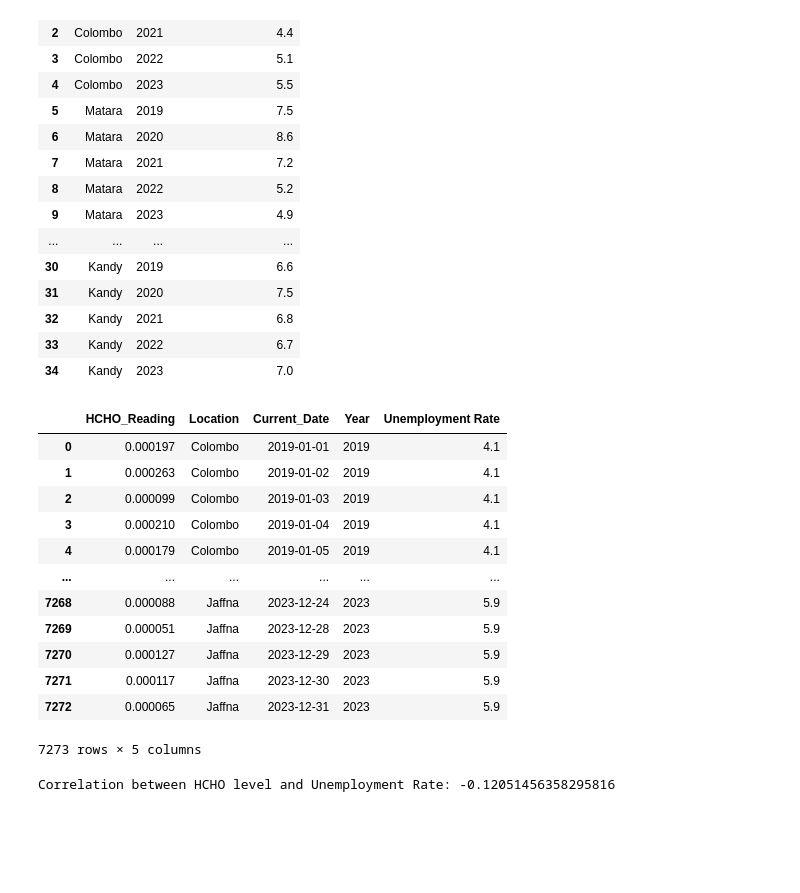
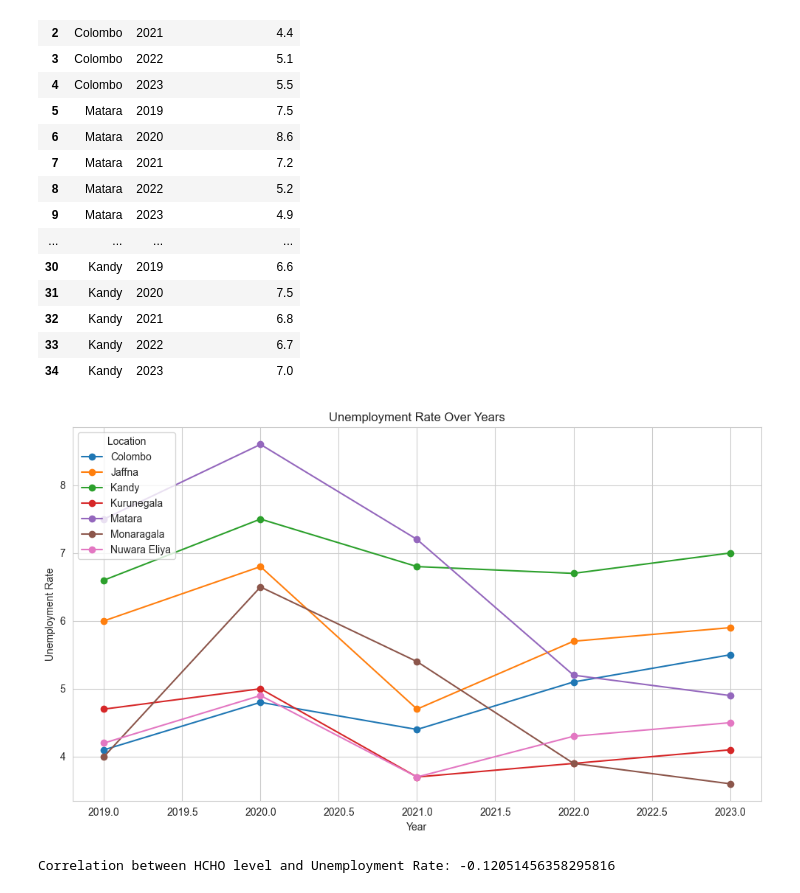
Before and after one commit to arkhash0309/Smog-Sentry, a Jupyter notebook: Spatio_temporal_analysis.ipynb, the cells around one changed output. Saved outputs shown, nothing was run; the diff lists cells and outputs as text; code cells hidden in the pictures; blank space fills up the shorter version.

```diff
--- a/Spatio_temporal_analysis.ipynb
+++ b/Spatio_temporal_analysis.ipynb
@@ -360,26 +384,28 @@ unemployment_df
 | 32 | Kandy | 2021 | 6.8 |
 | 33 | Kandy | 2022 | 6.7 |
 | 34 | Kandy | 2023 | 7.0 |
+# %%
+plt.figure(figsize=(10, 6))
+# Group by location and plot each group
+for location, data in unemployment_df.groupby('Location'):
+    plt.plot(data['Year'], data['Unemployment Rate'], marker='o', label=location)
+plt.title('Unemployment Rate Over Years')
+plt.xlabel('Year')
+plt.ylabel('Unemployment Rate')
+plt.legend(title='Location', loc='upper left')
+plt.grid(True)
+plt.tight_layout()
+plt.show()
+# %% [output]
+[figure, added]
 # %%
-combined_df = pd.read_csv('combined_df.csv')
-combined_df['Current_Date'] = pd.to_datetime(combined_df['Current_Date'])
-combined_df['Year'] = combined_df['Current_Date'].dt.year
-merged_df = pd.merge(combined_df, unemployment_df, on=['Location','Year'], how='inner')
-merged_df
+# combined_df = pd.read_csv('combined_df.csv')
+# combined_df['Current_Date'] = pd.to_datetime(combined_df['Current_Date'])
+# combined_df['Year'] = combined_df['Current_Date'].dt.year
+# merged_df = pd.merge(combined_df, unemployment_df, on=['Location','Year'], how='inner')
+# merged_df
+merged_df['Year'] = merged_df['Current_Date'].dt.year
+merged_df = pd.merge(merged_df,unemployment_df, on=['Location','Year'], how='inner')
-# %% [output]
-|  | HCHO_Reading | Location | Current_Date | Year | Unemployment Rate |
-| 0 | 0.000197 | Colombo | 2019-01-01 | 2019 | 4.1 |
-| 1 | 0.000263 | Colombo | 2019-01-02 | 2019 | 4.1 |
-| 2 | 0.000099 | Colombo | 2019-01-03 | 2019 | 4.1 |
-| 3 | 0.000210 | Colombo | 2019-01-04 | 2019 | 4.1 |
-| 4 | 0.000179 | Colombo | 2019-01-05 | 2019 | 4.1 |
-| ... | ... | ... | ... | ... | ... |
-| 7268 | 0.000088 | Jaffna | 2023-12-24 | 2023 | 5.9 |
-| 7269 | 0.000051 | Jaffna | 2023-12-28 | 2023 | 5.9 |
-| 7270 | 0.000127 | Jaffna | 2023-12-29 | 2023 | 5.9 |
-| 7271 | 0.000117 | Jaffna | 2023-12-30 | 2023 | 5.9 |
-| 7272 | 0.000065 | Jaffna | 2023-12-31 | 2023 | 5.9 |
-7273 rows × 5 columns
 # %%
 unemployment_correlation_coefficient = merged_df['HCHO_Reading'].corr(merged_df['Unemployment Rate'])
 print("Correlation between HCHO level and Unemployment Rate:", unemployment_correlation_coefficient)
```
Also changed, not shown: parts of 20 cells of this notebook, 19 other files.
